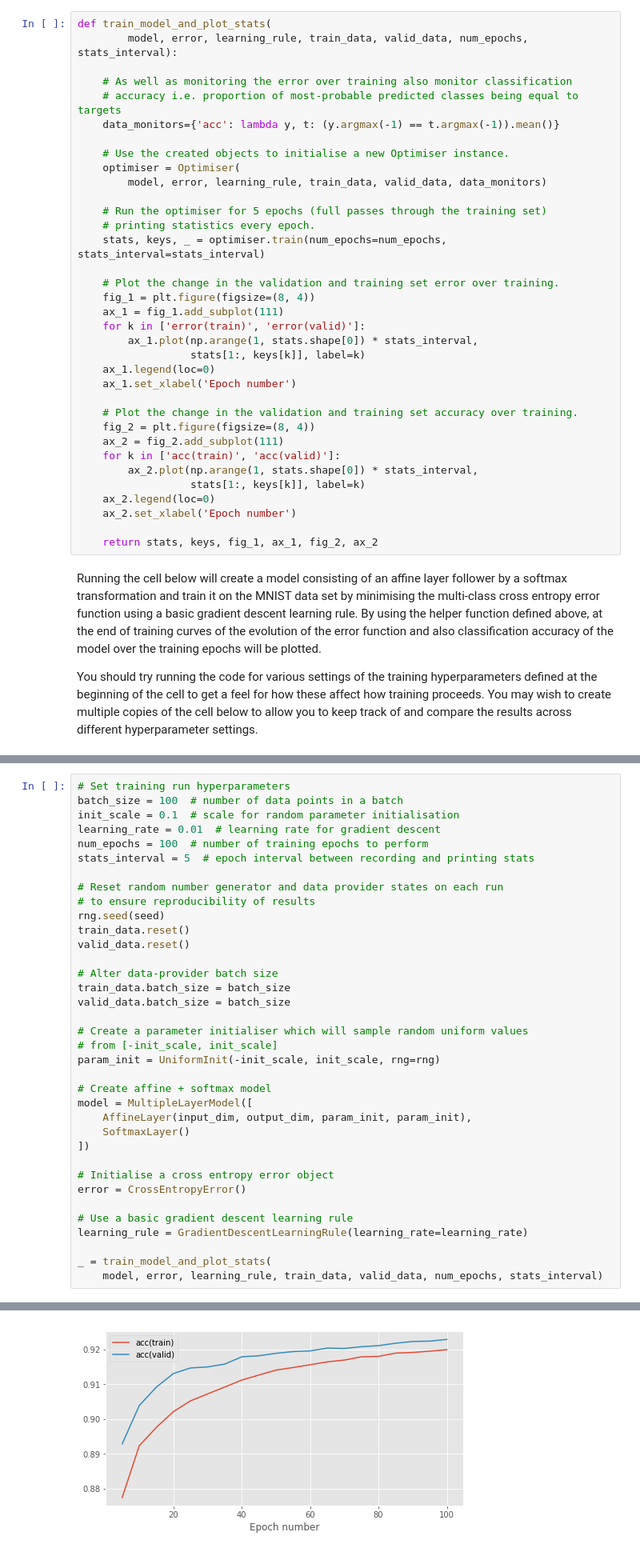
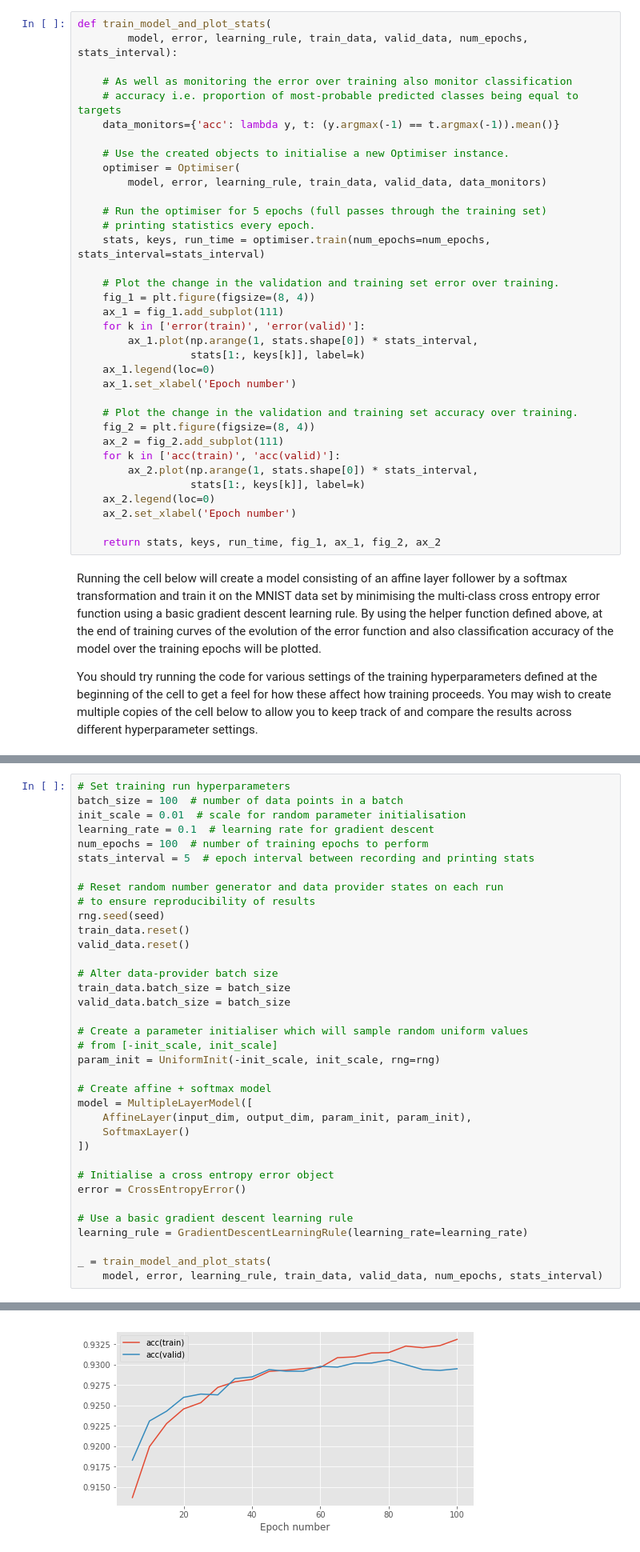
Before and after one commit to shengsli/mlpractical, a Jupyter notebook: notebooks/03_Multiple_layer_models.ipynb, the cells around one changed output, grey strips where cells are left out. Shown at 80% size. Drawn from its saved outputs; the diff is of its cells as text.

```diff
--- a/notebooks/03_Multiple_layer_models.ipynb
+++ b/notebooks/03_Multiple_layer_models.ipynb
@@ -205,7 +213,7 @@ def train_model_and_plot_stats(
 
     # Run the optimiser for 5 epochs (full passes through the training set)
     # printing statistics every epoch.
-    stats, keys, _ = optimiser.train(num_epochs=num_epochs, stats_interval=stats_interval)
+    stats, keys, run_time = optimiser.train(num_epochs=num_epochs, stats_interval=stats_interval)
 
     # Plot the change in the validation and training set error over training.
     fig_1 = plt.figure(figsize=(8, 4))
@@ -225,7 +233,7 @@ def train_model_and_plot_stats(
     ax_2.legend(loc=0)
     ax_2.set_xlabel('Epoch number')
 
-    return stats, keys, fig_1, ax_1, fig_2, ax_2
+    return stats, keys, run_time, fig_1, ax_1, fig_2, ax_2
 # %% [markdown]
 Running the cell below will create a model consisting of an affine layer follower by a softmax transformation and train it on the MNIST data set by minimising the multi-class cross entropy error function using a basic gradient descent learning rule. By using the helper function defined above, at the end of training curves of the evolution of the error function and also classification accuracy of the model over the training epochs will be plotted.
 
@@ -235,8 +247,8 @@ You should try running the code for various settings of the training hyperparame
 # %%
 # Set training run hyperparameters
 batch_size = 100  # number of data points in a batch
-init_scale = 0.1  # scale for random parameter initialisation
-learning_rate = 0.01  # learning rate for gradient descent
+init_scale = 0.01  # scale for random parameter initialisation
+learning_rate = 0.1  # learning rate for gradient descent
 num_epochs = 100  # number of training epochs to perform
 stats_interval = 5  # epoch interval between recording and printing stats
 
@@ -290,2 +302,2 @@ Epoch 100: 0.7s to complete
-[figure, old version]
+[figure, new version]
 # %% [markdown]
```
Also changed, not shown: parts of 39 cells of this notebook.
